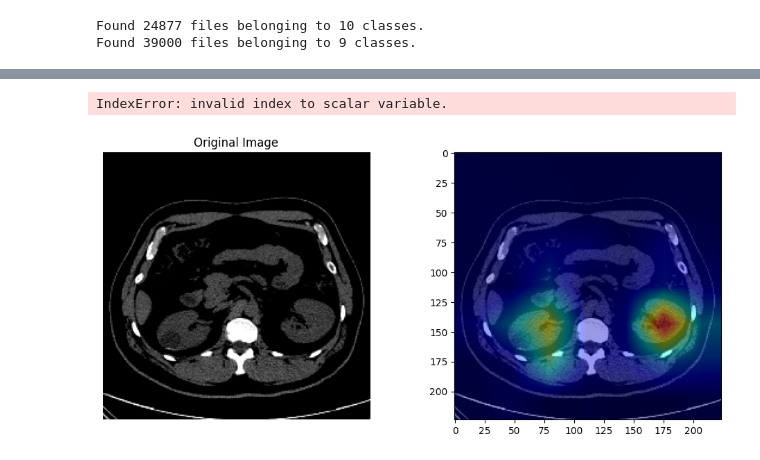
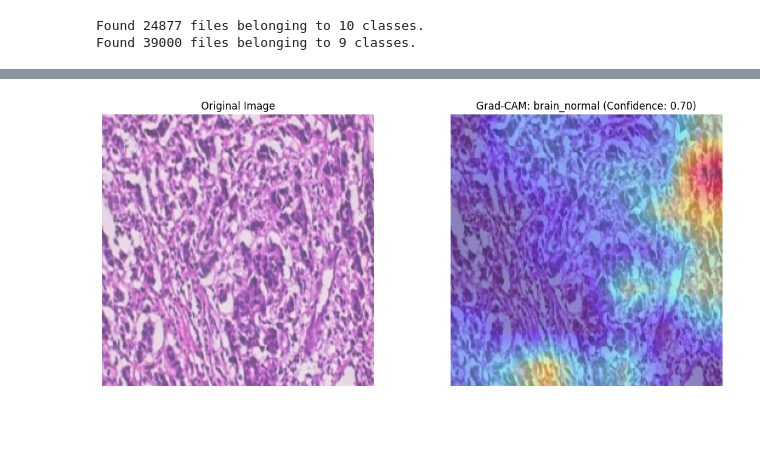
Before and after one commit to AdharshMartin/CNN-cancer_detection-resnet50, a Jupyter notebook: main.ipynb, the cells around one changed output, grey strips where cells are left out. Drawn from its saved outputs; the diff is of its cells as text; code cells hidden in the pictures; blank space fills up the shorter version.

```diff
--- a/main.ipynb
+++ b/main.ipynb
@@ -7,4 +7,4 @@ import cv2
 from tensorflow.keras.preprocessing import image
 from tensorflow.keras.preprocessing import image_dataset_from_directory
 # %%
-classifier_model = load_model('MRI-histopathological-classifier.keras')
+classifier_model = load_model('./models/MRI-histopathological-classifier.keras')
@@ -32,13 +11,13 @@ Your kernel may have been built without NUMA support.
 # %%
-MRI_model = load_model('resnet50_cancer_model-MRI-finetuned-version-1.keras')
+MRI_model = load_model('./models/resnet50_cancer_model-MRI-finetuned-version-1.keras')
 # %%
-histopathological_model = load_model('resnet50_cancer_model-finetuned-version-1.keras')
+histopathological_model = load_model('./models/resnet50_cancer_model-finetuned-version-1.keras')
 # %%
 def generate_gradcam(model, img_array, img_path, class_index, class_names, confidence, layer_name='conv5_block3_out'):
     # Create a model that maps input to activations and predictions
     grad_model = Model(
         inputs=model.inputs,
-        outputs=[model.get_layer(layer_name).output, model.output]
+        outputs=[model.get_layer(layer_name).output, model.output[0]]
     )
 
     with tf.GradientTape() as tape:
@@ -73,7 +52,7 @@ def generate_gradcam(model, img_array, img_path, class_index, class_names, confi
     plt.axis('off')
 
     plt.subplot(1, 2, 2)
-    plt.imshow(superimposed_img)
+    plt.imshow(cv2.cvtColor(superimposed_img, cv2.COLOR_BGR2RGB))
     plt.title(f"Grad-CAM: {class_names[class_index]} (Confidence: {confidence:.2f})")
     plt.axis('off')
 
@@ -115,24 +94,25 @@ with open("MRI_class_names.json") as f:
 with open("histo_class_names.json") as f:
     histo_class_names = json.load(f)
 # %%
-img_path = "./test-image-MRI/4.jpg"
+img_path = "./test-image/image4.jpg"
 img = image.load_img(img_path, target_size=(224, 224))
 img_array = image.img_to_array(img)
 img_array = tf.expand_dims(img_array, axis=0)
 
 pred = classifier_model.predict(img_array)
 pred_class = np.argmax(pred, axis=1)[0]
-confidence = np.max(pred)
 
 # Route to correct model
 if pred_class == 0:  # Assuming 0 = histopathological
     print("Classified as histopathological.")
     result = histopathological_model.predict(img_array)
     result_class = np.argmax(result, axis=1)[0]
-    generate_gradcam(histopathological_model, img_array, img_path, result_class, confidence,histo_class_names)
+    confidence = result[0][result_class]
+    generate_gradcam(histopathological_model, img_array, img_path, result_class, histo_class_names, confidence)
 else:
     print("Classified as MRI.")
     result = MRI_model.predict(img_array)
     result_class = np.argmax(result, axis=1)[0]
-    generate_gradcam(MRI_model, img_array, img_path, result_class,confidence, MRI_class_names)
+    confidence = result[0][result_class]
+    generate_gradcam(MRI_model, img_array, img_path, result_class, MRI_class_names, confidence)
 # %% [output]
@@ -142,2 +123 @@ Classified as MRI.
-IndexError: invalid index to scalar variable.
-[figure, old version]
+[figure, new version]
```
Also changed, not shown: parts of 2 cells of this notebook.
